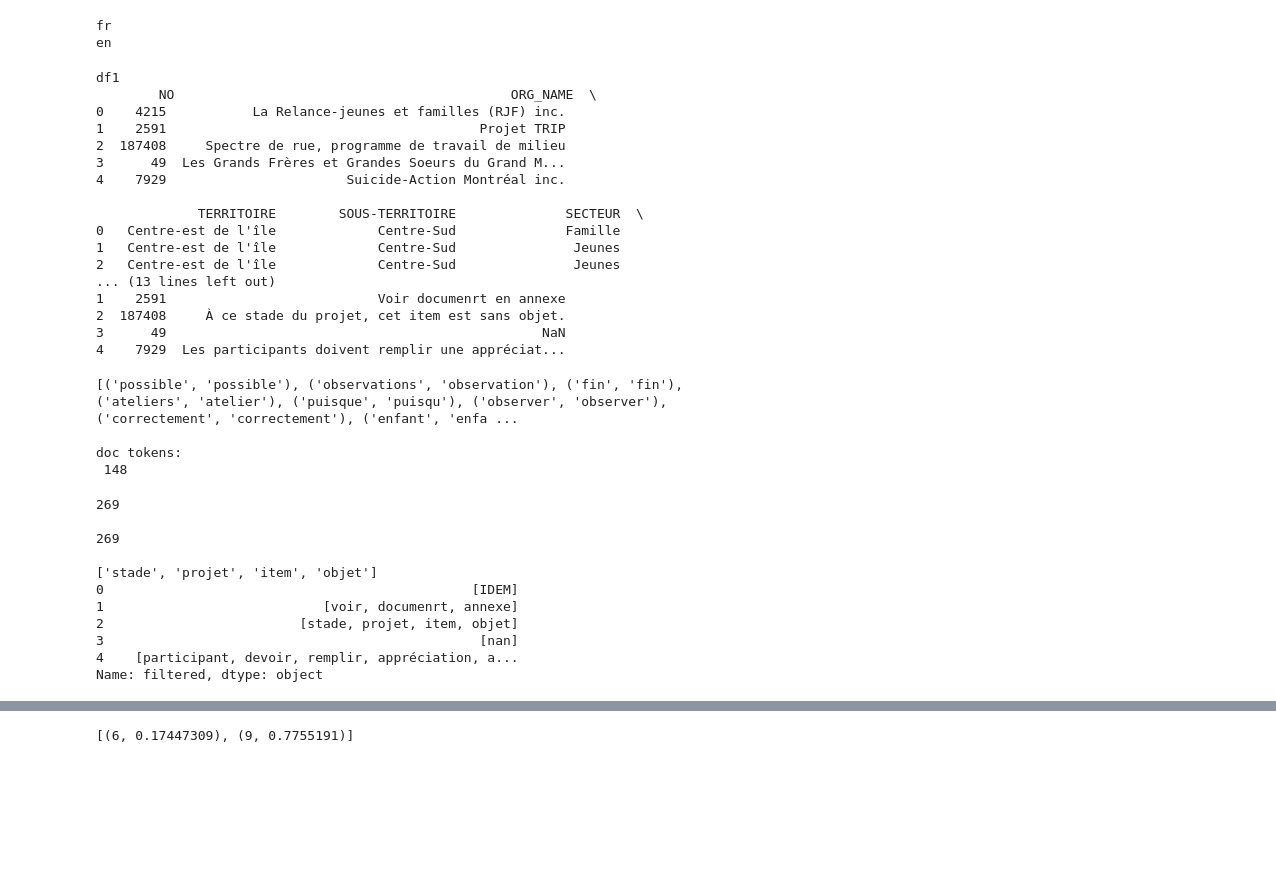
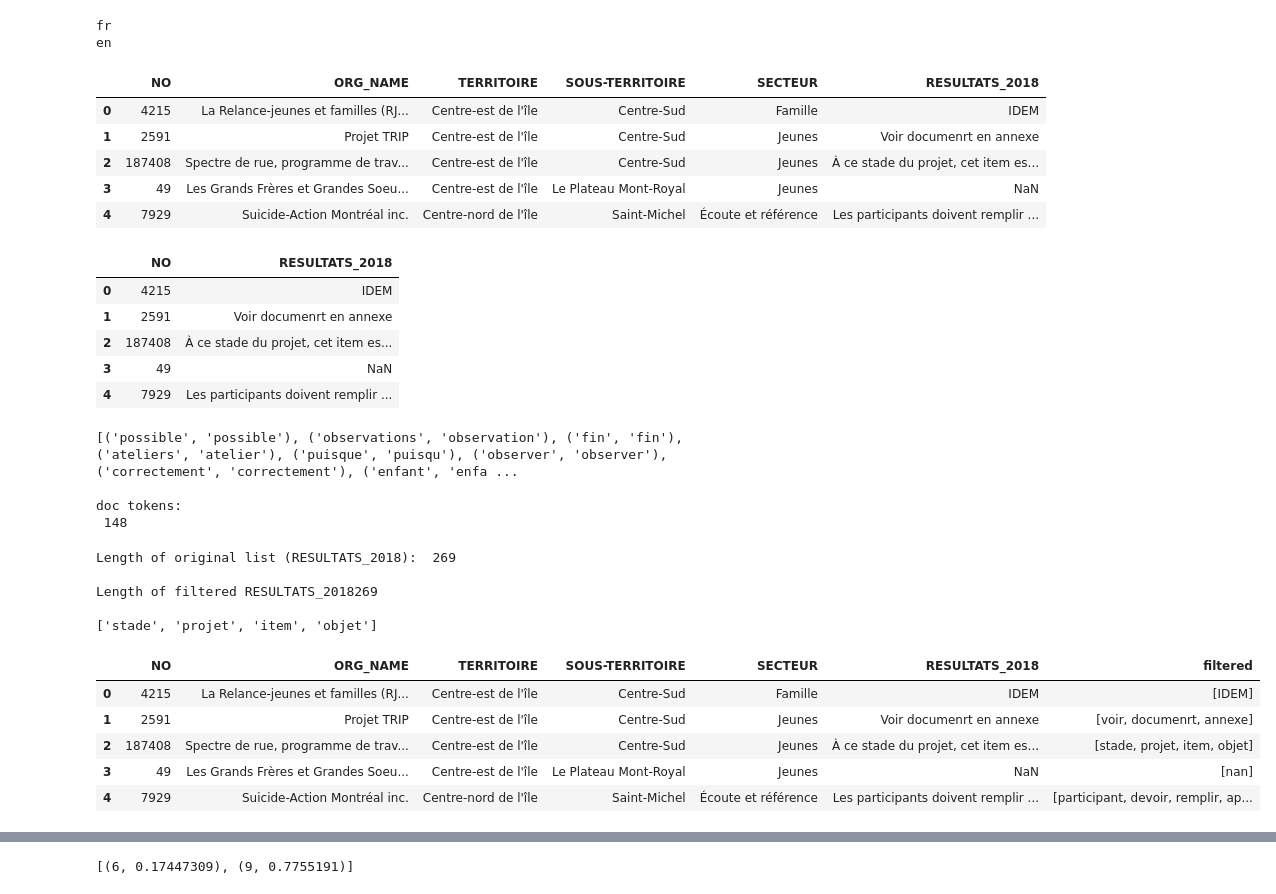
Before and after one commit to JairParra/LDA_centroid_based_summarization, a Jupyter notebook: tutorials/Topic_modeling_fr_en_Jair.ipynb, the cells around one changed output, grey strips where cells are left out. Cells and saved outputs as stored; diff of their text form; code cells hidden in the pictures; blank space fills up the shorter version.

```diff
--- a/tutorials/Topic_modeling_fr_en_Jair.ipynb
+++ b/tutorials/Topic_modeling_fr_en_Jair.ipynb
@@ -66,33 +66,28 @@ en
 ### The Data ###
 
 import pandas as pd
+from IPython.display import display, HTML
 
 PATH = "topic_modelling_dataset.xlsx"
 df = pd.read_excel(PATH) # load into a data-frame
-print("df1\n",df.head())
+display(df.head())
 
 # In order to keep it simple , and for reference, we will use only two of the columns
-
 df2 = df[['NO','RESULTATS_2018']]
-print("\ndf2\n",df2.head())
+display(df2.head())
 # %% [output]
-df1
-        NO                                           ORG_NAME  \
-0    4215           La Relance-jeunes et familles (RJF) inc.
-1    2591                                        Projet TRIP
-2  187408     Spectre de rue, programme de travail de milieu
-3      49  Les Grands Frères et Grandes Soeurs du Grand M...
-4    7929                       Suicide-Action Montréal inc.
-
-             TERRITOIRE        SOUS-TERRITOIRE              SECTEUR  \
-0   Centre-est de l'île             Centre-Sud              Famille
-1   Centre-est de l'île             Centre-Sud               Jeunes
-2   Centre-est de l'île             Centre-Sud               Jeunes
-... (13 lines left out)
-1    2591                           Voir documenrt en annexe
-2  187408     À ce stade du projet, cet item est sans objet.
-3      49                                                NaN
-4    7929  Les participants doivent remplir une appréciat...
+|  | NO | ORG_NAME | TERRITOIRE | SOUS-TERRITOIRE | SECTEUR | RESULTATS_2018 |
+| 0 | 4215 | La Relance-jeunes et familles (RJ... | Centre-est de l'île | Centre-Sud | Famille | IDEM |
+| 1 | 2591 | Projet TRIP | Centre-est de l'île | Centre-Sud | Jeunes | Voir documenrt en annexe |
+| 2 | 187408 | Spectre de rue, programme de trav... | Centre-est de l'île | Centre-Sud | Jeunes | À ce stade du projet, cet item es... |
+| 3 | 49 | Les Grands Frères et Grandes Soeu... | Centre-est de l'île | Le Plateau Mont-Royal | Jeunes | NaN |
+| 4 | 7929 | Suicide-Action Montréal inc. | Centre-nord de l'île | Saint-Michel | Écoute et référence | Les participants doivent remplir ... |
+|  | NO | RESULTATS_2018 |
+| 0 | 4215 | IDEM |
+| 1 | 2591 | Voir documenrt en annexe |
+| 2 | 187408 | À ce stade du projet, cet item es... |
+| 3 | 49 | NaN |
+| 4 | 7929 | Les participants doivent remplir ... |
 # %%
 ### Topic Modelling info ###
 
@@ -151,7 +146,7 @@ def filter_lemmas(doc, tags = ["DET","ADP","PUNCT","CONJ","CCONJ","SCONJ","NUM",
     return(lemmas)
 
 # Test with the sample
-doc = nlp(sample_text_fr)
+doc = nlp_fr(sample_text_fr)
 print(filter_lemmas(doc))
 
 print("\ndoc tokens:\n", len(doc))
@@ -161,7 +156,7 @@ print("\ndoc tokens:\n", len(doc))
 doc tokens:
  148
 # %%
-### LDA algorithm application ###
+### Text filtering ###
 
 nlp_fr = spacy.load("fr_core_news_md")
 nlp_en = spacy.load("en_core_web_md")
@@ -176,44 +171,44 @@ def filter_texts(texts_list):
         text = str(text)
         if len(text) > 0:
             # lang = 'fr'
             lang = detect(text) # detect language
             if lang == 'fr':
                 doc = nlp_fr(text)
                 lemmas = [lemma[1] for lemma in filter_lemmas(doc)]
                 output.append(lemmas)
             else:
                 doc = nlp_en(text)
                 lemmas = [lemma[1] for lemma in filter_lemmas(doc, lang='en')]
                 output.append(lemmas)
         else:
             output.append("[???]")
 
     return output
 
 filtered_resultats = filter_texts(list2)
 
 # Notice that the lengths do match
-print(len(list2))
-print("\n{}\n".format(len(filtered_resultats)))
+print("Length of original list (RESULTATS_2018): ", len(list2))
+print("\nLength of filtered RESULTATS_2018{}\n".format(len(filtered_resultats)))
 
 # print the results
 print(filtered_resultats[2])
 
 df['filtered'] = filtered_resultats
 
-print(df['filtered'].head())
+display(df.head())
 # %% [output]
-269
+Length of original list (RESULTATS_2018):  269
 
-269
+Length of filtered RESULTATS_2018269
 
 ['stade', 'projet', 'item', 'objet']
-0                                               [IDEM]
-1                            [voir, documenrt, annexe]
-2                         [stade, projet, item, objet]
-3                                                [nan]
-4    [participant, devoir, remplir, appréciation, a...
-Name: filtered, dtype: object
+|  | NO | ORG_NAME | TERRITOIRE | SOUS-TERRITOIRE | SECTEUR | RESULTATS_2018 | filtered |
+| 0 | 4215 | La Relance-jeunes et familles (RJ... | Centre-est de l'île | Centre-Sud | Famille | IDEM | [IDEM] |
+| 1 | 2591 | Projet TRIP | Centre-est de l'île | Centre-Sud | Jeunes | Voir documenrt en annexe | [voir, documenrt, annexe] |
+| 2 | 187408 | Spectre de rue, programme de trav... | Centre-est de l'île | Centre-Sud | Jeunes | À ce stade du projet, cet item es... | [stade, projet, item, objet] |
+| 3 | 49 | Les Grands Frères et Grandes Soeu... | Centre-est de l'île | Le Plateau Mont-Royal | Jeunes | NaN | [nan] |
+| 4 | 7929 | Suicide-Action Montréal inc. | Centre-nord de l'île | Saint-Michel | Écoute et référence | Les participants doivent remplir ... | [participant, devoir, remplir, ap... |
 # %%
 ### LDA with Gensim ###
 
```
Also changed, not shown: parts of 2 cells of this notebook.
